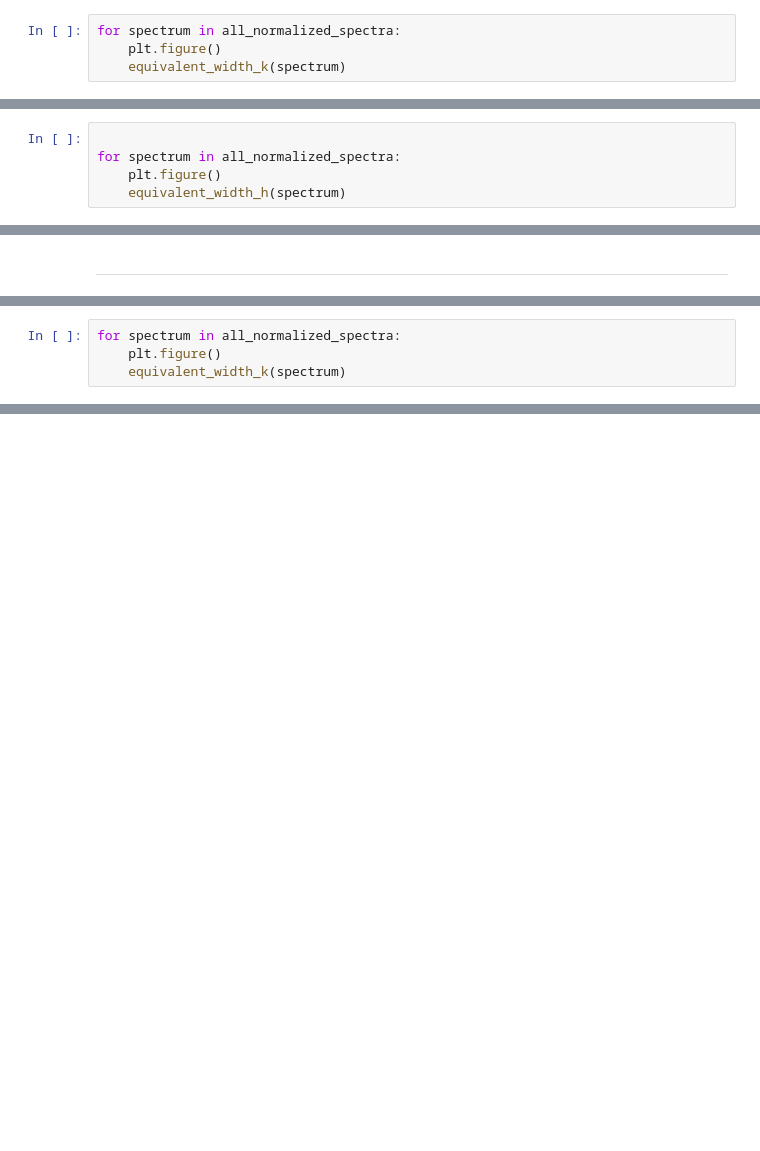
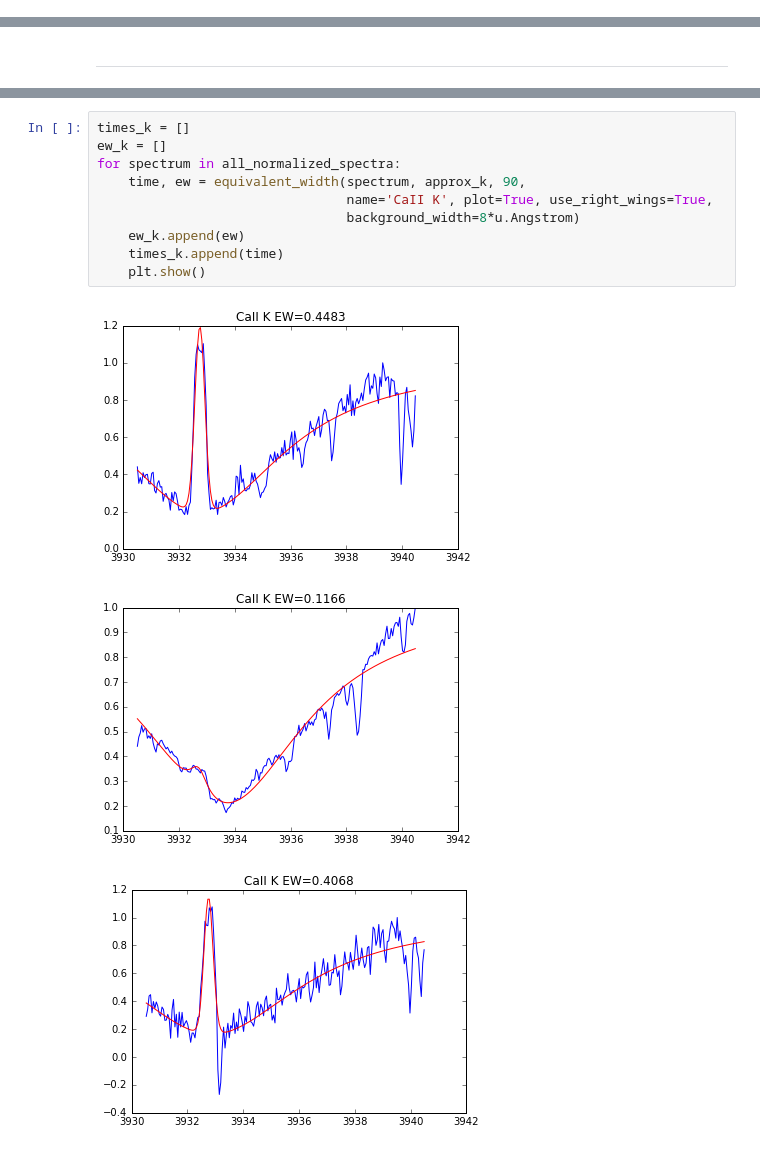
Before and after one commit to bmorris3/starspots, a Jupyter notebook: hat11/spectra/ew.ipynb, the cells around one changed output, grey strips where cells are left out. Saved outputs shown, nothing was run; the diff lists cells and outputs as text; blank space fills up the shorter version.

Commit message:
equivalent widths!

```diff
--- a/hat11/spectra/ew.ipynb
+++ b/hat11/spectra/ew.ipynb
@@ -131,4 +53,0 @@ def equivalent_width_h(normalized_spectrum, approx_h=approx_h,
-# %%
-for spectrum in all_normalized_spectra:
-    plt.figure()
-    equivalent_width_k(spectrum)
@@ -160,5 +53,0 @@ Optimization terminated successfully.
-# %%
-
-for spectrum in all_normalized_spectra:
-    plt.figure()
-    equivalent_width_h(spectrum)
@@ -224,4 +128,0 @@ def equivalent_width_k(normalized_spectrum, approx_k=approx_k,
-# %%
-for spectrum in all_normalized_spectra:
-    plt.figure()
-    equivalent_width_k(spectrum)
@@ -236,0 +129,14 @@ WARNING: The fit may be unsuccessful; check fit_info['message'] for more informa
+# %%
+times_k = []
+ew_k = []
+for spectrum in all_normalized_spectra:
+    time, ew = equivalent_width(spectrum, approx_k, 90,
+                                name='CaII K', plot=True, use_right_wings=True,
+                                background_width=8*u.Angstrom)
+    ew_k.append(ew)
+    times_k.append(time)
+    plt.show()
+# %% [output]
+[figure, added]
+[figure, added]
+[figure, added]
```
Also changed, not shown: parts of 11 cells of this notebook, 1 other file.
